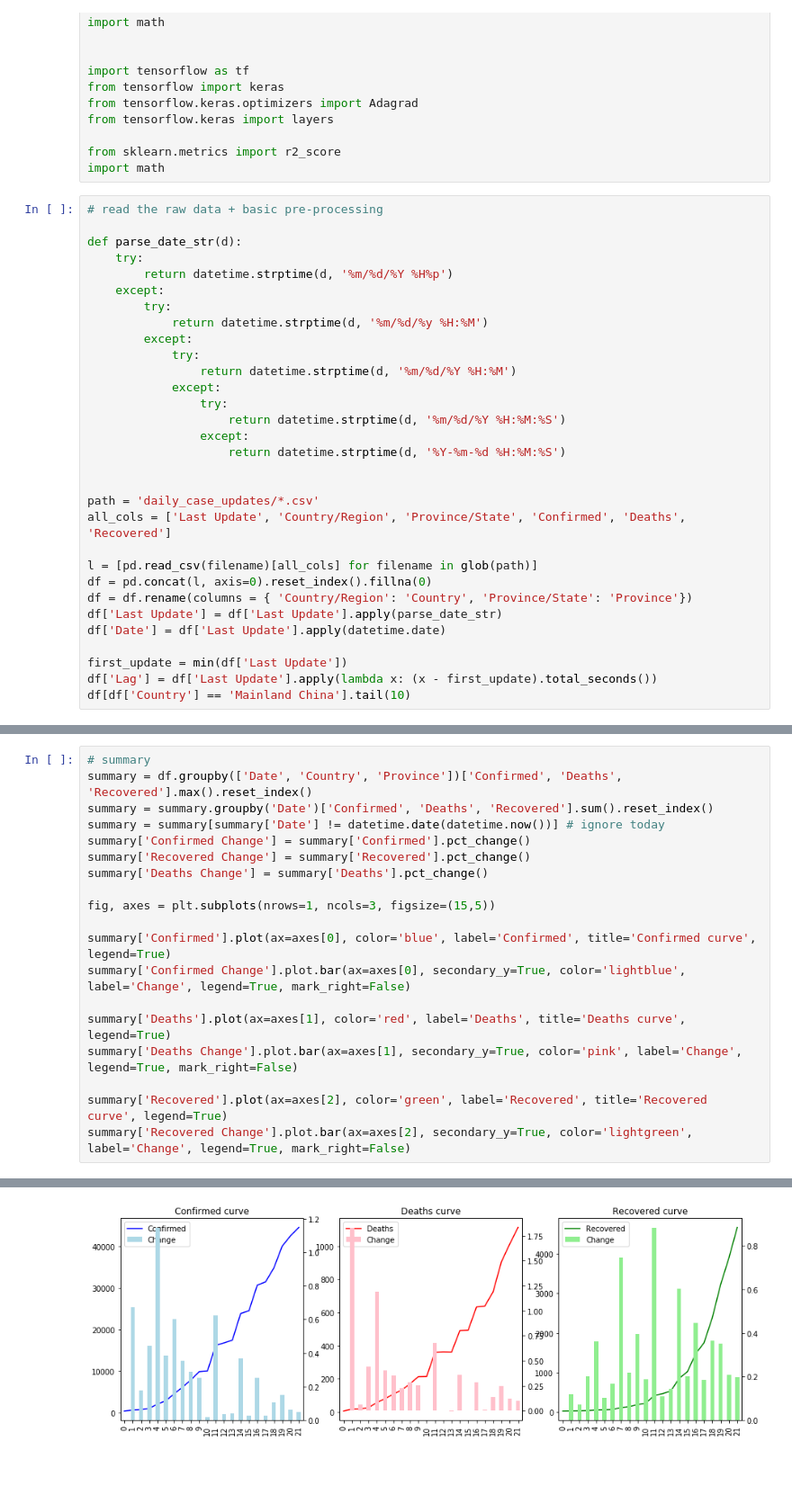
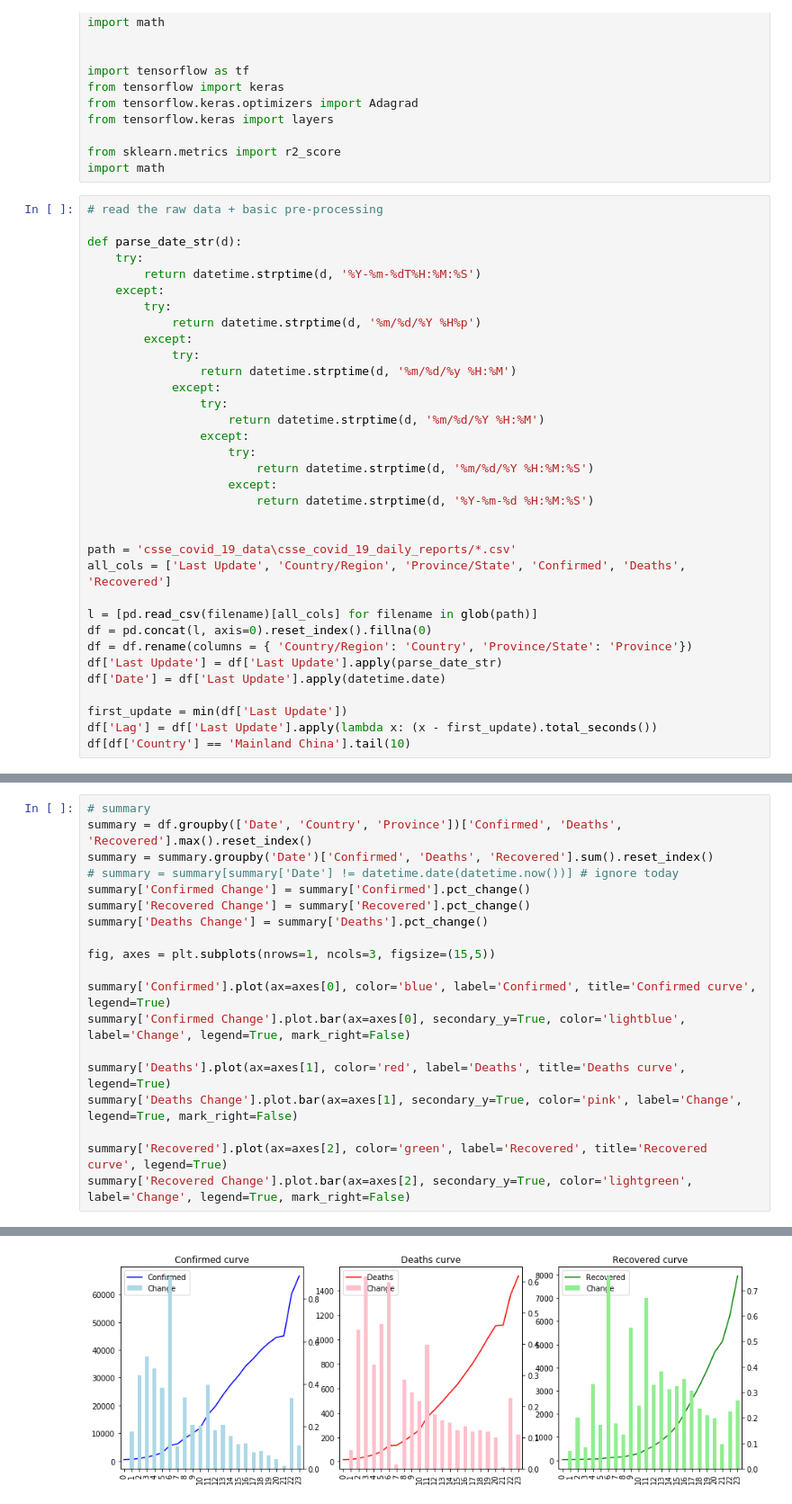
Before and after one commit to haggaishachar/2019-nCoV, a Jupyter notebook: coronavirus.ipynb, the cells around one changed output, grey strips where cells are left out. Shown: that part at 90% size. Cells and saved outputs as stored; diff of their text form; blank space fills up the shorter version.

```diff
--- a/coronavirus.ipynb
+++ b/coronavirus.ipynb
@@ -41,21 +61,24 @@ import math
 
 def parse_date_str(d):
     try:
-        return datetime.strptime(d, '%m/%d/%Y %H%p')
+        return datetime.strptime(d, '%Y-%m-%dT%H:%M:%S')
     except:
         try:
-            return datetime.strptime(d, '%m/%d/%y %H:%M')
+            return datetime.strptime(d, '%m/%d/%Y %H%p')
         except:
             try:
-                return datetime.strptime(d, '%m/%d/%Y %H:%M')
+                return datetime.strptime(d, '%m/%d/%y %H:%M')
             except:
                 try:
-                    return datetime.strptime(d, '%m/%d/%Y %H:%M:%S')
+                    return datetime.strptime(d, '%m/%d/%Y %H:%M')
                 except:
-                    return datetime.strptime(d, '%Y-%m-%d %H:%M:%S')
+                    try:
+                        return datetime.strptime(d, '%m/%d/%Y %H:%M:%S')
+                    except:
+                        return datetime.strptime(d, '%Y-%m-%d %H:%M:%S')
 
 
-path = 'daily_case_updates/*.csv'
+path = 'csse_covid_19_data\csse_covid_19_daily_reports/*.csv'
 all_cols = ['Last Update', 'Country/Region', 'Province/State', 'Confirmed', 'Deaths', 'Recovered']
 
 l = [pd.read_csv(filename)[all_cols] for filename in glob(path)]
@@ -83,7 +106,7 @@ df[df['Country'] == 'Mainland China'].tail(10)
 # summary
 summary = df.groupby(['Date', 'Country', 'Province'])['Confirmed', 'Deaths', 'Recovered'].max().reset_index()
 summary = summary.groupby('Date')['Confirmed', 'Deaths', 'Recovered'].sum().reset_index()
-summary = summary[summary['Date'] != datetime.date(datetime.now())] # ignore today
+# summary = summary[summary['Date'] != datetime.date(datetime.now())] # ignore today
 summary['Confirmed Change'] = summary['Confirmed'].pct_change()
 summary['Recovered Change'] = summary['Recovered'].pct_change()
 summary['Deaths Change'] = summary['Deaths'].pct_change()
@@ -102,4 +126,4 @@ summary['Recovered Change'].plot.bar(ax=axes[2], secondary_y=True, color='lightg
-[figure, old version]
+[figure, new version]
 # %%
 # basic fitting
 
```
Also changed, not shown: parts of 7 cells of this notebook.
